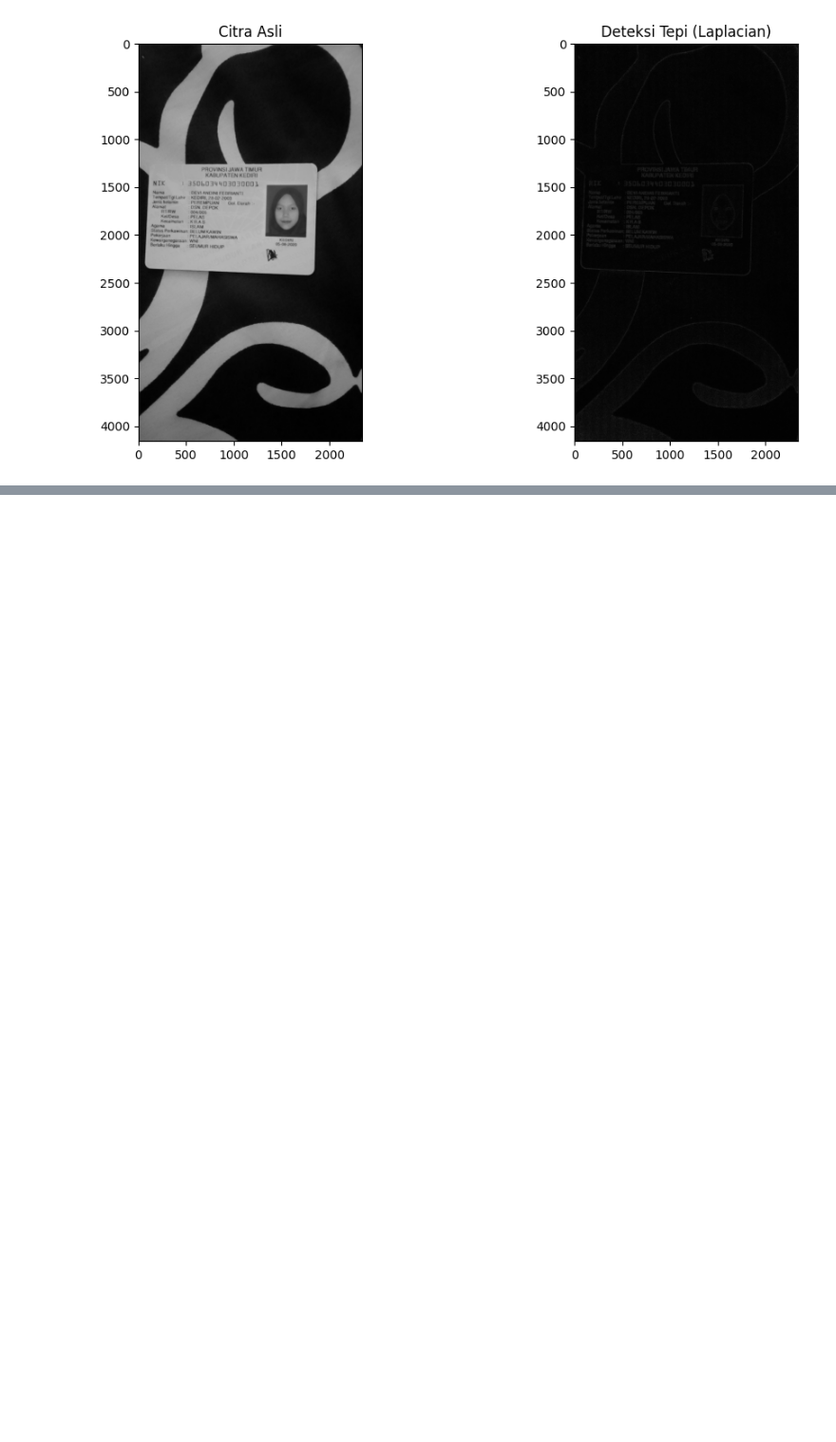
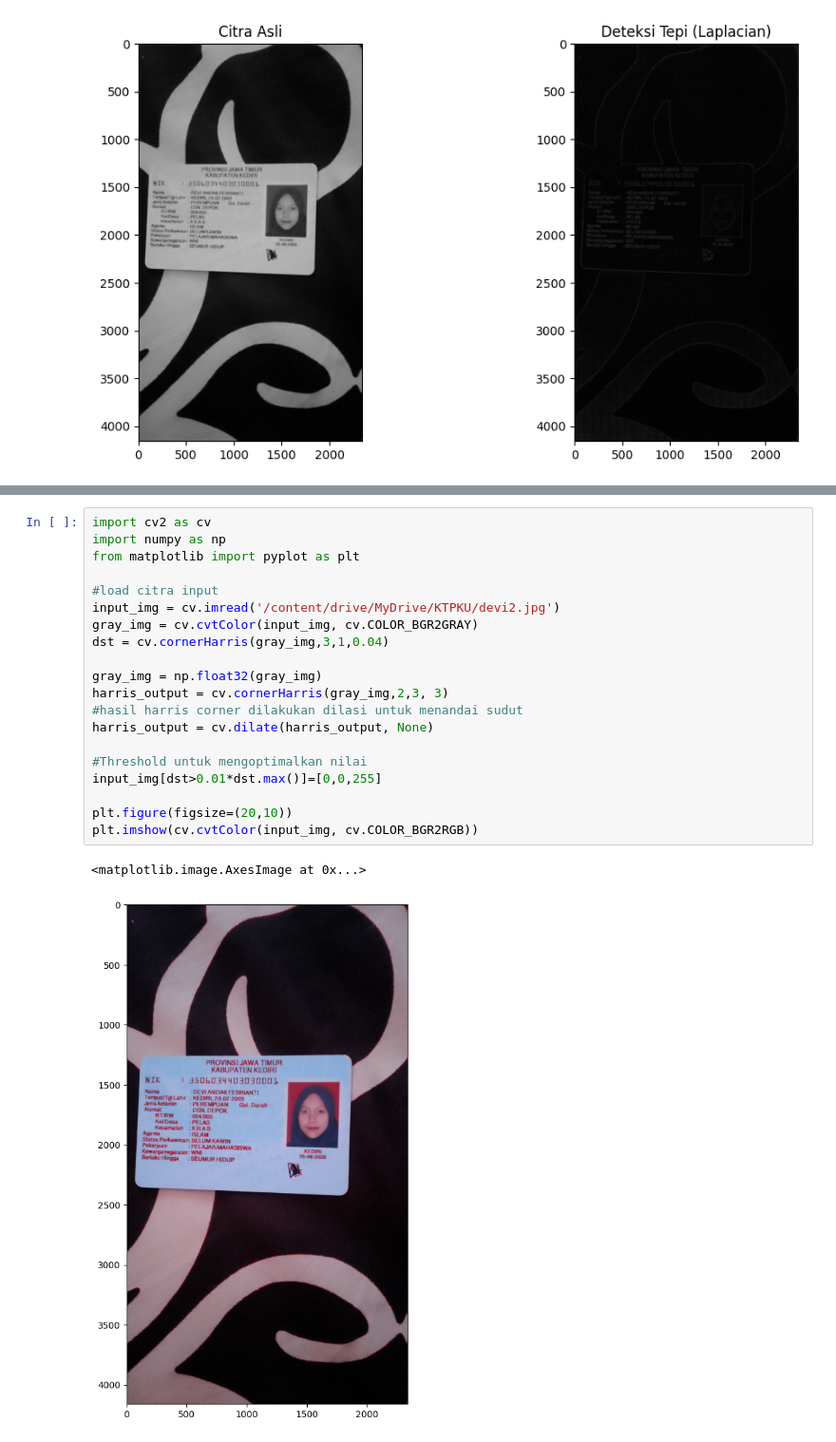
Before and after one commit to deviandinifebrianti/PCVK_Genap_2023, a Jupyter notebook: Kuis2_Praktikum.ipynb, the cells around one changed output, grey strips where cells are left out. Shown at 95% size. Drawn from its saved outputs; the diff is of its cells as text; blank space fills up the shorter version.

```diff
--- a/Kuis2_Praktikum.ipynb
+++ b/Kuis2_Praktikum.ipynb
@@ -110,0 +110,23 @@ plt.show()
+# %%
+import cv2 as cv
+import numpy as np
+from matplotlib import pyplot as plt
+
+#load citra input
+input_img = cv.imread('/content/drive/MyDrive/KTPKU/devi2.jpg')
+gray_img = cv.cvtColor(input_img, cv.COLOR_BGR2GRAY)
+dst = cv.cornerHarris(gray_img,3,1,0.04)
+
+gray_img = np.float32(gray_img)
+harris_output = cv.cornerHarris(gray_img,2,3, 3)
+#hasil harris corner dilakukan dilasi untuk menandai sudut
+harris_output = cv.dilate(harris_output, None)
+
+#Threshold untuk mengoptimalkan nilai
+input_img[dst>0.01*dst.max()]=[0,0,255]
+
+plt.figure(figsize=(20,10))
+plt.imshow(cv.cvtColor(input_img, cv.COLOR_BGR2RGB))
+# %% [output]
+<matplotlib.image.AxesImage at 0x...>
+[figure, added]
```
Also changed, not shown: parts of 5 cells of this notebook.
